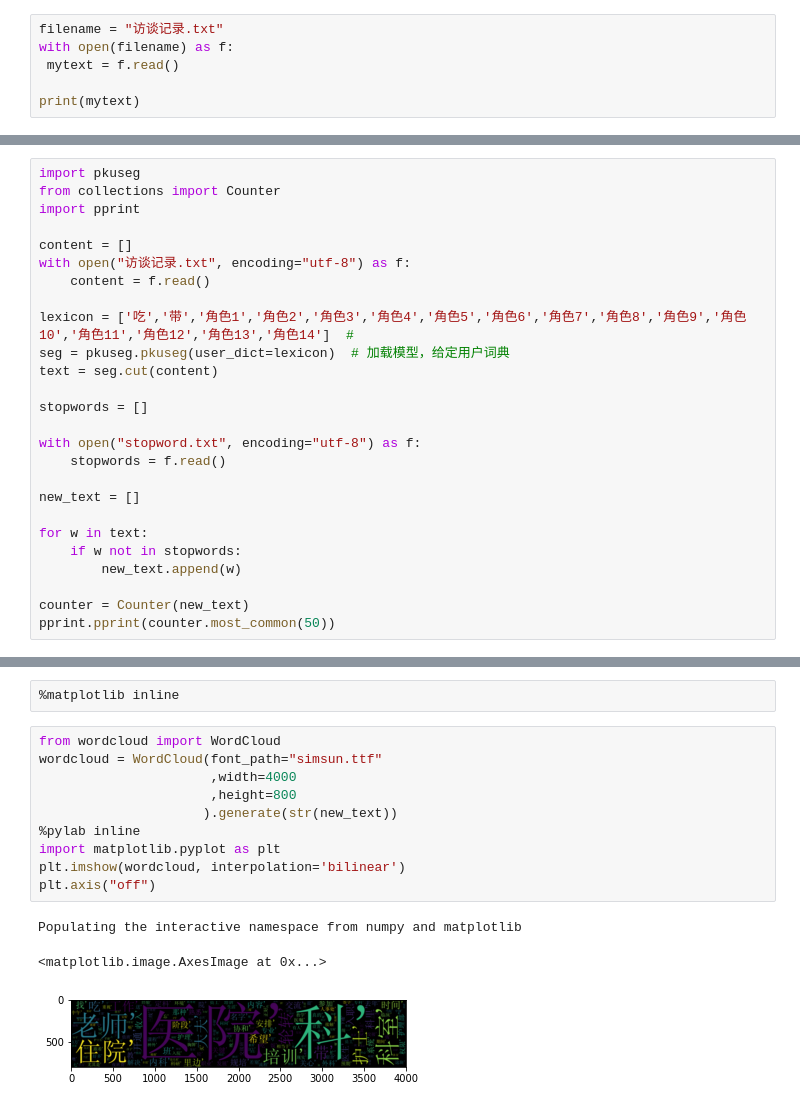
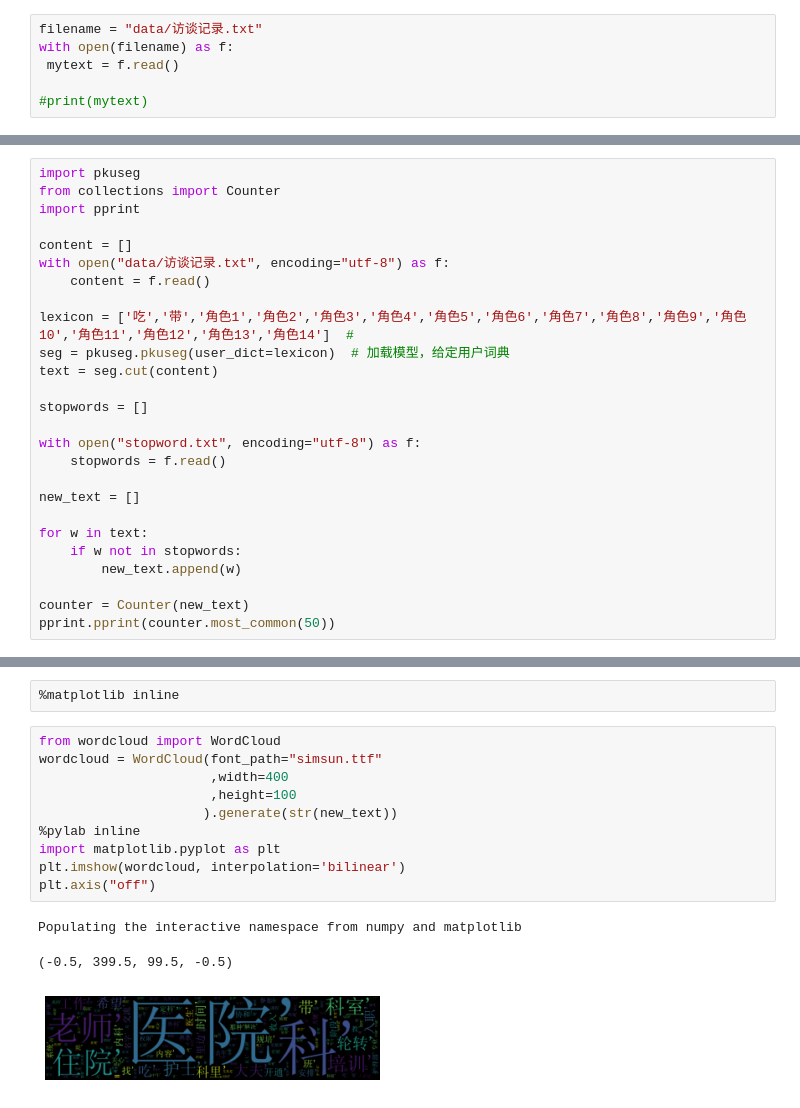
Before and after one commit to yutianc/BinderOne, a Jupyter notebook: 01_worldcloud/分词&彩色词云.ipynb, the cells around one changed output, grey strips where cells are left out. Saved outputs shown, nothing was run; the diff lists cells and outputs as text.

```diff
--- a/01_worldcloud/分词&彩色词云.ipynb
+++ b/01_worldcloud/分词&彩色词云.ipynb
@@ -9,8 +9,8 @@ import pprint
 simsun.ttf         stopword.txt  分词01.ipynb
 single_word.ipynb  访谈记录.txt  分词&彩色词云.ipynb
 # %%
-filename = "访谈记录.txt"
+filename = "data/访谈记录.txt"
 with open(filename) as f:
  mytext = f.read()
 
-print(mytext)
+#print(mytext)
@@ -79,7 +43,7 @@ from collections import Counter
 import pprint
 
 content = []
-with open("访谈记录.txt", encoding="utf-8") as f:
+with open("data/访谈记录.txt", encoding="utf-8") as f:
     content = f.read()
 
 lexicon = ['吃','带','角色1','角色2','角色3','角色4','角色5','角色6','角色7','角色8','角色9','角色10','角色11','角色12','角色13','角色14']  #
@@ -132,17 +94,17 @@ str(new_text)
 # %%
 from wordcloud import WordCloud
 wordcloud = WordCloud(font_path="simsun.ttf"
-                      ,width=4000
-                      ,height=800
+                      ,width=400
+                      ,height=100
                      ).generate(str(new_text))
 %pylab inline
 import matplotlib.pyplot as plt
 plt.imshow(wordcloud, interpolation='bilinear')
 plt.axis("off")
 # %% [output]
 Populating the interactive namespace from numpy and matplotlib
-<matplotlib.image.AxesImage at 0x...>
+(-0.5, 399.5, 99.5, -0.5)
-[figure, old version]
+[figure, new version]
 # %%
 import numpy as np
 import matplotlib.pyplot as plt
```
Also changed, not shown: parts of 6 cells of this notebook.
